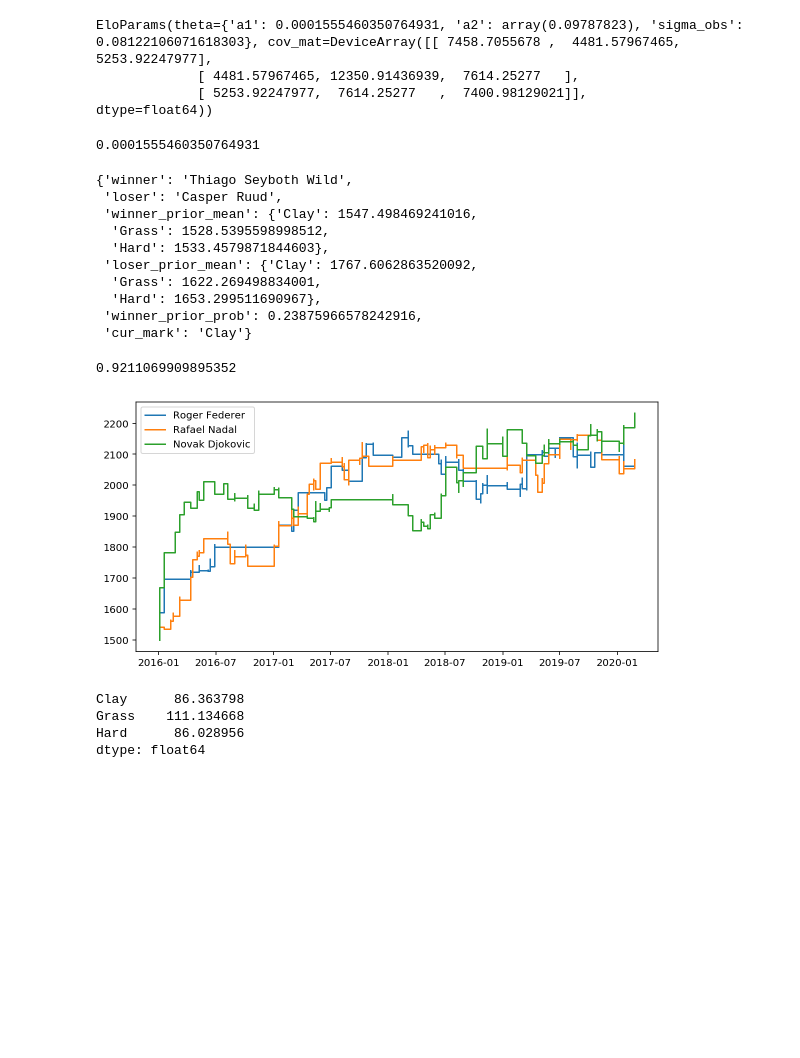
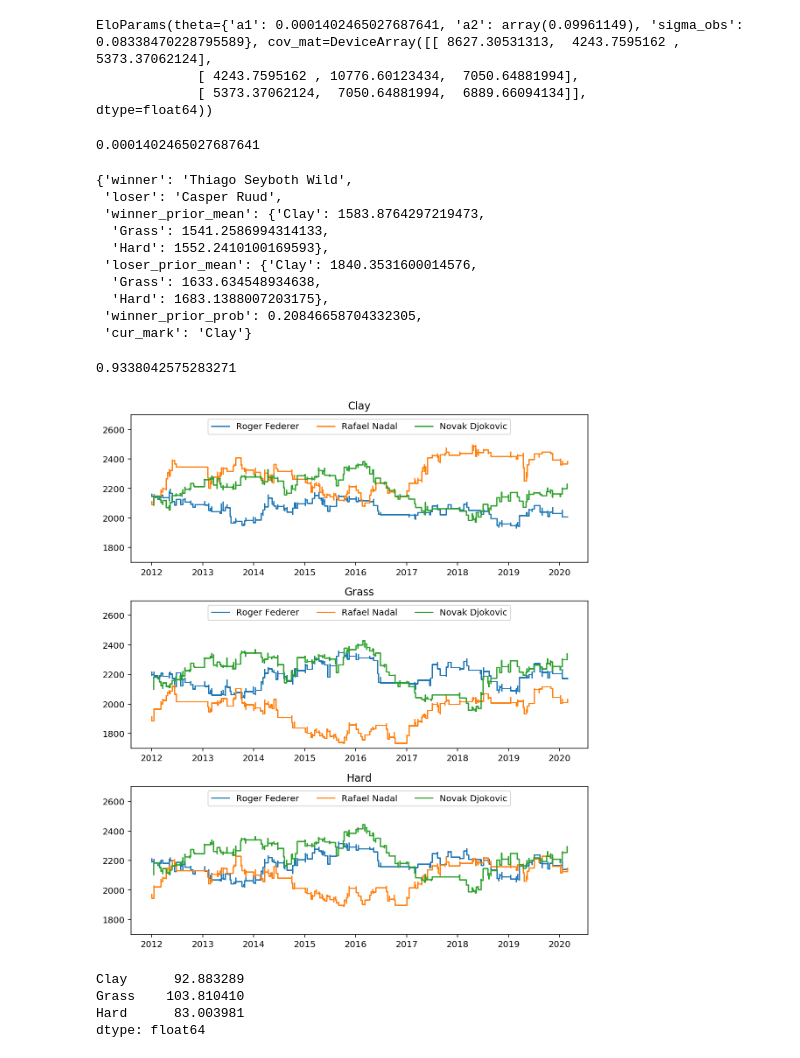
Before and after one commit to martiningram/jax_elo, a Jupyter notebook: jupyter/Surface model example.ipynb, the cells around one changed output. Drawn from its saved outputs; the diff is of its cells as text; code cells hidden in the pictures; blank space fills up the shorter version.

Commit message:
Made surface example a bit nicer

```diff
--- a/jupyter/Surface model example.ipynb
+++ b/jupyter/Surface model example.ipynb
@@ -6,7 +6,7 @@ from tdata.functional.sackmann import get_data
 # %%
 data = get_data('/Users/ingramm/Projects/tennis/tennis-data/data/sackmann/tennis_atp/')
 # %%
-to_use = data[data['tourney_date'].dt.year >= 2016]
+to_use = data[data['tourney_date'].dt.year >= 2010]
 to_use = to_use.dropna(subset=['spw_winner', 'spw_loser'])
 # %%
 margins = to_use['spw_winner'] - to_use['spw_loser']
@@ -34,13 +34,13 @@ Traced<ShapedArray(float64[3,3])>with<JVPTrace(level=1/1)>
 # %%
 params
 # %% [output]
-EloParams(theta={'a1': 0.0001555460350764931, 'a2': array(0.09787823), 'sigma_obs': 0.08122106071618303}, cov_mat=DeviceArray([[ 7458.7055678 ,  4481.57967465,  5253.92247977],
-             [ 4481.57967465, 12350.91436939,  7614.25277   ],
-             [ 5253.92247977,  7614.25277   ,  7400.98129021]],            dtype=float64))
+EloParams(theta={'a1': 0.0001402465027687641, 'a2': array(0.09961149), 'sigma_obs': 0.08338470228795589}, cov_mat=DeviceArray([[ 8627.30531313,  4243.7595162 ,  5373.37062124],
+             [ 4243.7595162 , 10776.60123434,  7050.64881994],
+             [ 5373.37062124,  7050.64881994,  6889.66094134]],            dtype=float64))
 # %%
 params.theta['a1']
 # %% [output]
-0.0001555460350764931
+0.0001402465027687641
 # %%
 history, final_rating_dict, mark_names = calculate_ratings(params, to_use['winner_name'], to_use['loser_name'],
                                             to_use['surface'].values, margins.values)
@@ -49,39 +49,42 @@ history[-1]
 # %% [output]
 {'winner': 'Thiago Seyboth Wild',
  'loser': 'Casper Ruud',
- 'winner_prior_mean': {'Clay': 1547.498469241016,
-  'Grass': 1528.5395598998512,
-  'Hard': 1533.4579871844603},
- 'loser_prior_mean': {'Clay': 1767.6062863520092,
-  'Grass': 1622.269498834001,
-  'Hard': 1653.299511690967},
- 'winner_prior_prob': 0.23875966578242916,
+ 'winner_prior_mean': {'Clay': 1583.8764297219473,
+  'Grass': 1541.2586994314133,
+  'Hard': 1552.2410100169593},
+ 'loser_prior_mean': {'Clay': 1840.3531600014576,
+  'Grass': 1633.634548934638,
+  'Hard': 1683.1388007203175},
+ 'winner_prior_prob': 0.20846658704332305,
  'cur_mark': 'Clay'}
 # %%
 predict(final_rating_dict, params, 'Roger Federer', 'Tennys Sandgren', 'Hard', mark_names)
 # %% [output]
-0.9211069909895352
+0.9338042575283271
 # %%
 import matplotlib.pyplot as plt
 %matplotlib inline
 
-f, ax = plt.subplots(1, 1)
+f, ax = plt.subplots(len(mark_names), 1)
 
 start_year = 2012
-surface = 'Hard'
+surface = 'Clay'
 
 for cur_player in ['Roger Federer', 'Rafael Nadal', 'Novak Djokovic']:
 
     cur_history = get_player_skill_history(history, final_rating_dict, to_use['tourney_date'].values, cur_player)
     cur_history = cur_history[cur_history.index >= f'{start_year}-01-01']
-    ax.step(cur_history.index, cur_history[surface].values, label=cur_player)
 
-ax.legend()
+    for cur_surface, cur_ax in zip(mark_names, ax.reshape(-1)):
+        cur_ax.step(cur_history.index, cur_history[cur_surface].values, label=cur_player)
+        cur_ax.legend(ncol=3, loc='upper center')
+        cur_ax.set_title(cur_surface)
+        cur_ax.set_ylim(1700, 2700)
 
-f.set_size_inches(8, 4)
+f.set_size_inches(8, 9)
 f.tight_layout()
 # %% [output]
-[figure, old version]
+[figure, new version]
 # %%
 import numpy as np
 import pandas as pd
@@ -89,7 +92,7 @@ import pandas as pd
 prior_sd = pd.Series(np.sqrt(np.diag(params.cov_mat)), mark_names)
 print(prior_sd)
 # %% [output]
-Clay      86.363798
-Grass    111.134668
-Hard      86.028956
+Clay      92.883289
+Grass    103.810410
+Hard      83.003981
 dtype: float64
```
Also changed, not shown: parts of 1 cell of this notebook.
